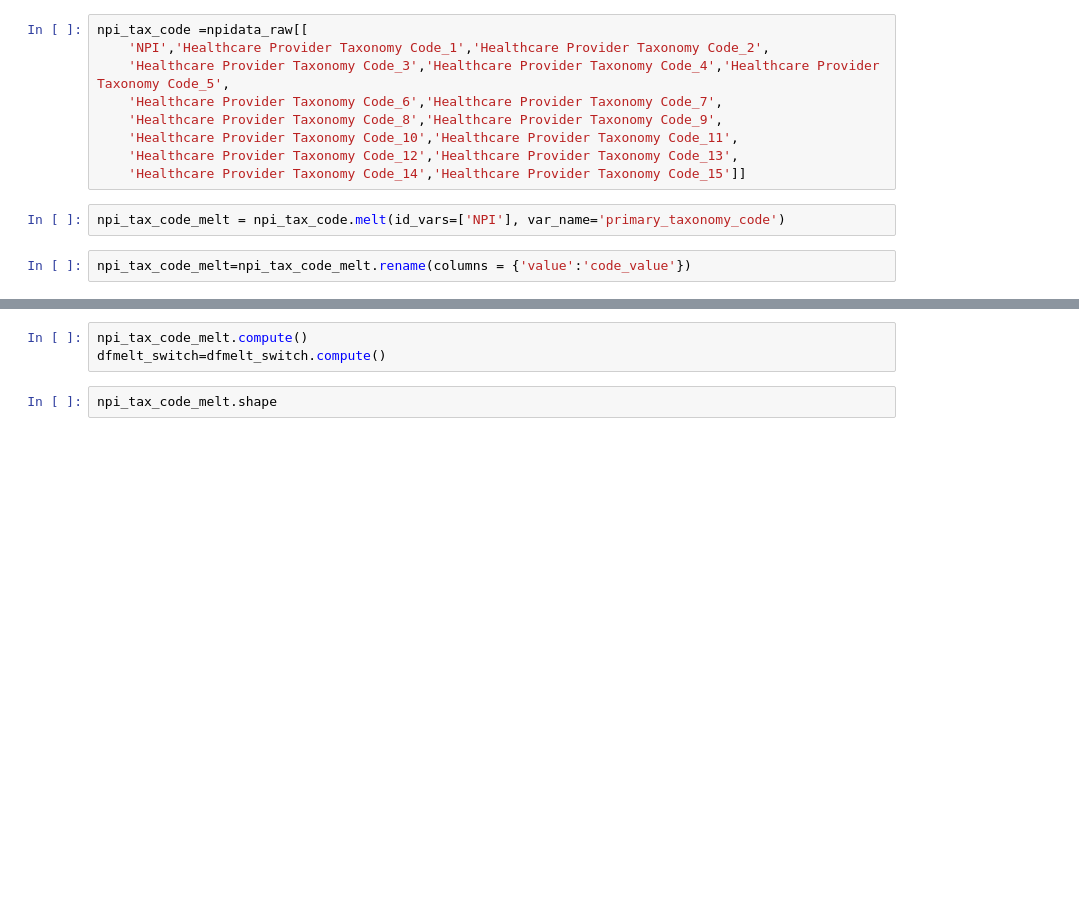
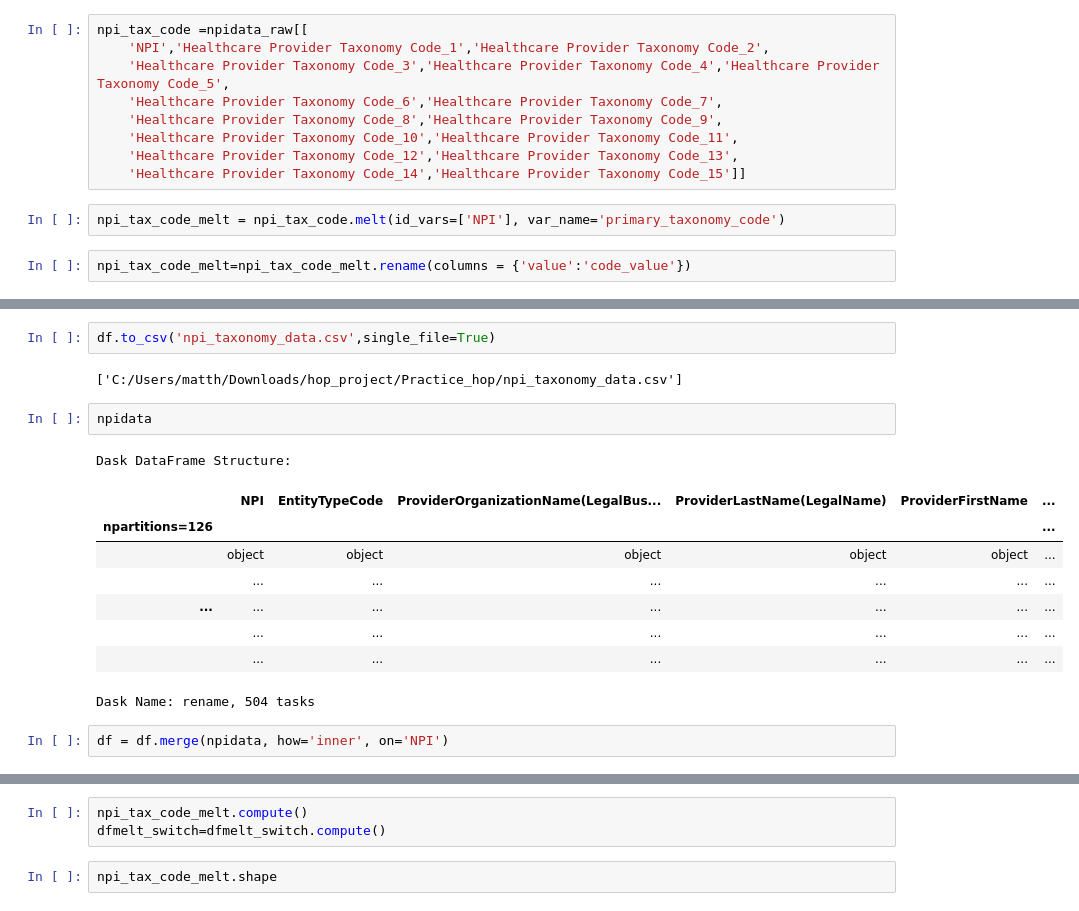
Before and after one commit to maevadevs/Hcbb-Hop-Team, a Jupyter notebook: notebooks/cleaning_hops_data.ipynb, the cells around one changed output, grey strips where cells are left out. Drawn from its saved outputs; the diff is of its cells as text; blank space fills up the shorter version.

```diff
--- a/notebooks/cleaning_hops_data.ipynb
+++ b/notebooks/cleaning_hops_data.ipynb
@@ -280,0 +387,18 @@ npi_tax_code_melt=npi_tax_code_melt.rename(columns = {'value':'code_value'})
+# %%
+df.to_csv('npi_taxonomy_data.csv',single_file=True)
+# %% [output]
+['C:/Users/matth/Downloads/hop_project/Practice_hop/npi_taxonomy_data.csv']
+# %%
+npidata
+# %% [output]
+Dask DataFrame Structure:
+|  | NPI | EntityTypeCode | ProviderOrganizationName(LegalBus... | ProviderLastName(LegalName) | ProviderFirstName | ... |
+| npartitions=126 |  |  |  |  |  | ... |
+|  | object | object | object | object | object | ... |
+|  | ... | ... | ... | ... | ... | ... |
+| ... | ... | ... | ... | ... | ... | ... |
+|  | ... | ... | ... | ... | ... | ... |
+|  | ... | ... | ... | ... | ... | ... |
+Dask Name: rename, 504 tasks
+# %%
+df = df.merge(npidata, how='inner', on='NPI')
```
Also changed, not shown: parts of 23 cells of this notebook, 1 other file.
